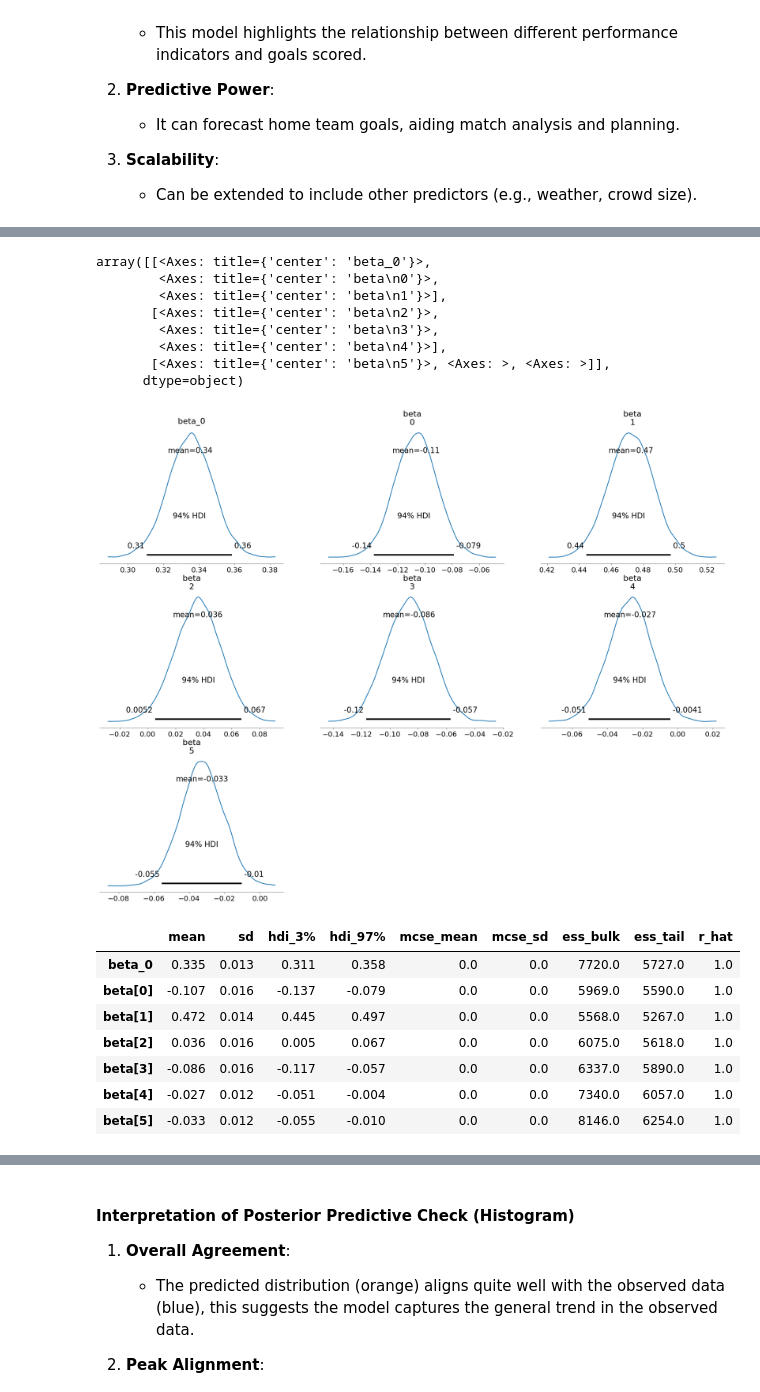
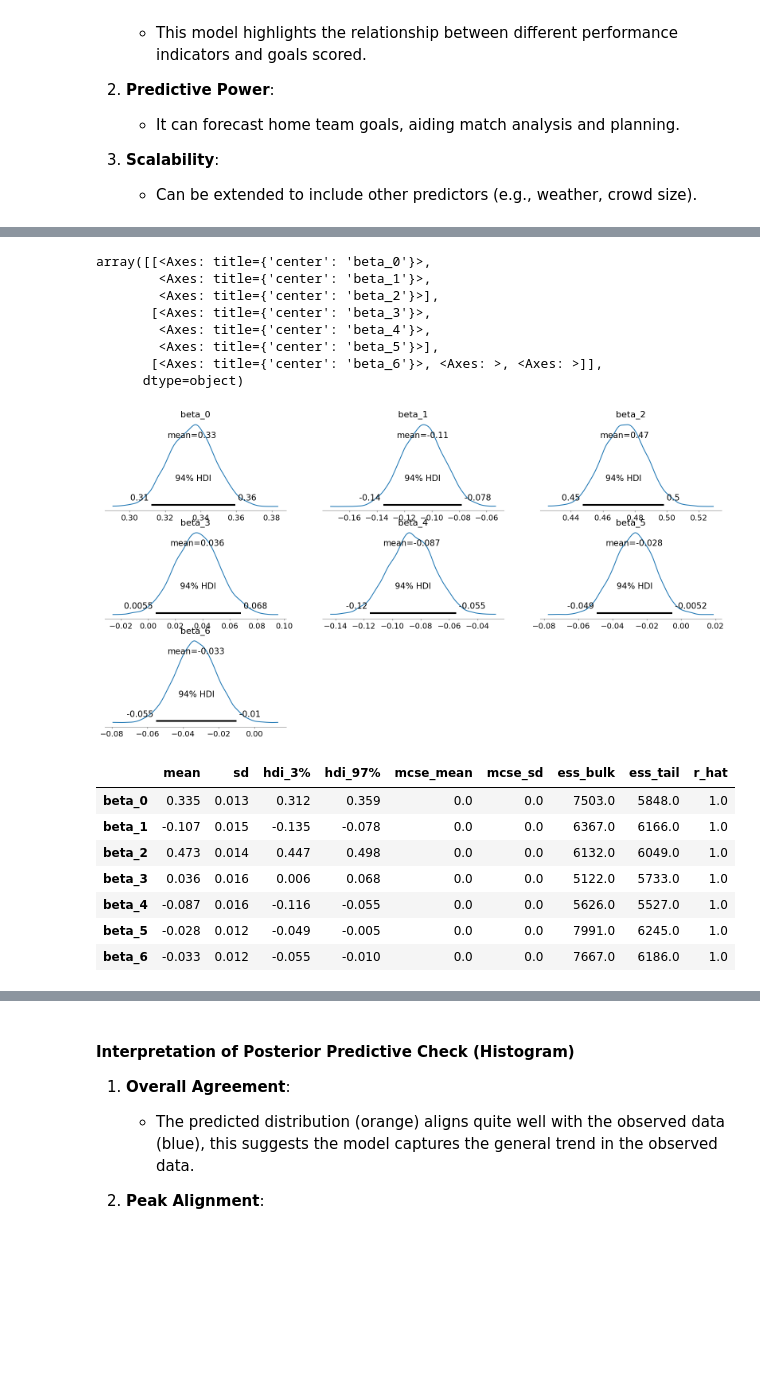
Before and after one commit to tommasosommaruga/Bayesian_proj, a Jupyter notebook: PROJ_GOOD/4_Regression_2.ipynb, the cells around one changed output, grey strips where cells are left out. Cells and saved outputs as stored; diff of their text form; code cells hidden in the pictures; blank space fills up the shorter version.

Commit message:
added a lot of images

```diff
--- a/PROJ_GOOD/4_Regression_2.ipynb
+++ b/PROJ_GOOD/4_Regression_2.ipynb
@@ -107,10 +107,17 @@ X_train, X_test, y_train, y_test = train_test_split(X, y, test_size=0.2, random_
 with pm.Model() as model:
     # Priors for coefficients
     beta_0 = pm.Normal('beta_0', mu=0, sigma=5)
-    beta = pm.Normal('beta', mu=0, sigma=5, shape=X_train.shape[1])
+    beta_1 = pm.Normal('beta_1', mu=1.5, sigma=0.5)
+    beta_2 = pm.Normal('beta_2', mu=2.5, sigma=0.5)
+    beta_3 = pm.Normal('beta_3', mu=0, sigma=5)
+    beta_4 = pm.Normal('beta_4', mu=0, sigma=5)
+    beta_5 = pm.Normal('beta_5', mu=0, sigma=5)
+    beta_6 = pm.Normal('beta_6', mu=0, sigma=5)
 
     # Poisson rate parameter
-    lambda_ = pm.math.exp(beta_0 + pm.math.dot(X_train, beta))
+    lambda_ = pm.math.exp(beta_0 + beta_1 * X_train[:, 0] + beta_2 * X_train[:, 1] +
+                          beta_3 * X_train[:, 2] + beta_4 * X_train[:, 3] +
+                          beta_5 * X_train[:, 4] + beta_6 * X_train[:, 5])
 
     # Likelihood (Poisson)
     y_obs = pm.Poisson('y_obs', mu=lambda_, observed=y_train)
@@ -135,27 +152,27 @@ array([[<Axes: title={'center': 'beta_0'}>,
 # %%
-# Plot the posterior distributions
-az.plot_posterior(trace)
+# Plot the posterior distributions with custom dimensions
+az.plot_posterior(trace, figsize=(20, 10))
 # %% [output]
 array([[<Axes: title={'center': 'beta_0'}>,
-        <Axes: title={'center': 'beta\n0'}>,
-        <Axes: title={'center': 'beta\n1'}>],
-       [<Axes: title={'center': 'beta\n2'}>,
-        <Axes: title={'center': 'beta\n3'}>,
-        <Axes: title={'center': 'beta\n4'}>],
-       [<Axes: title={'center': 'beta\n5'}>, <Axes: >, <Axes: >]],
+        <Axes: title={'center': 'beta_1'}>,
+        <Axes: title={'center': 'beta_2'}>],
+       [<Axes: title={'center': 'beta_3'}>,
+        <Axes: title={'center': 'beta_4'}>,
+        <Axes: title={'center': 'beta_5'}>],
+       [<Axes: title={'center': 'beta_6'}>, <Axes: >, <Axes: >]],
       dtype=object)
-[figure, old version]
+[figure, new version]
 # %%
 # Display the trace summary
 trace_summary = pm.summary(trace)
 trace_summary
 # %% [output]
 |  | mean | sd | hdi_3% | hdi_97% | mcse_mean | mcse_sd | ess_bulk | ess_tail | r_hat |
-| beta_0 | 0.335 | 0.013 | 0.311 | 0.358 | 0.0 | 0.0 | 7720.0 | 5727.0 | 1.0 |
-| beta[0] | -0.107 | 0.016 | -0.137 | -0.079 | 0.0 | 0.0 | 5969.0 | 5590.0 | 1.0 |
-| beta[1] | 0.472 | 0.014 | 0.445 | 0.497 | 0.0 | 0.0 | 5568.0 | 5267.0 | 1.0 |
-| beta[2] | 0.036 | 0.016 | 0.005 | 0.067 | 0.0 | 0.0 | 6075.0 | 5618.0 | 1.0 |
-| beta[3] | -0.086 | 0.016 | -0.117 | -0.057 | 0.0 | 0.0 | 6337.0 | 5890.0 | 1.0 |
-| beta[4] | -0.027 | 0.012 | -0.051 | -0.004 | 0.0 | 0.0 | 7340.0 | 6057.0 | 1.0 |
-| beta[5] | -0.033 | 0.012 | -0.055 | -0.010 | 0.0 | 0.0 | 8146.0 | 6254.0 | 1.0 |
+| beta_0 | 0.335 | 0.013 | 0.312 | 0.359 | 0.0 | 0.0 | 7503.0 | 5848.0 | 1.0 |
+| beta_1 | -0.107 | 0.015 | -0.135 | -0.078 | 0.0 | 0.0 | 6367.0 | 6166.0 | 1.0 |
+| beta_2 | 0.473 | 0.014 | 0.447 | 0.498 | 0.0 | 0.0 | 6132.0 | 6049.0 | 1.0 |
+| beta_3 | 0.036 | 0.016 | 0.006 | 0.068 | 0.0 | 0.0 | 5122.0 | 5733.0 | 1.0 |
+| beta_4 | -0.087 | 0.016 | -0.116 | -0.055 | 0.0 | 0.0 | 5626.0 | 5527.0 | 1.0 |
+| beta_5 | -0.028 | 0.012 | -0.049 | -0.005 | 0.0 | 0.0 | 7991.0 | 6245.0 | 1.0 |
+| beta_6 | -0.033 | 0.012 | -0.055 | -0.010 | 0.0 | 0.0 | 7667.0 | 6186.0 | 1.0 |
 # %% [markdown]
```
Also changed, not shown: parts of 14 cells of this notebook, 11 other files.
